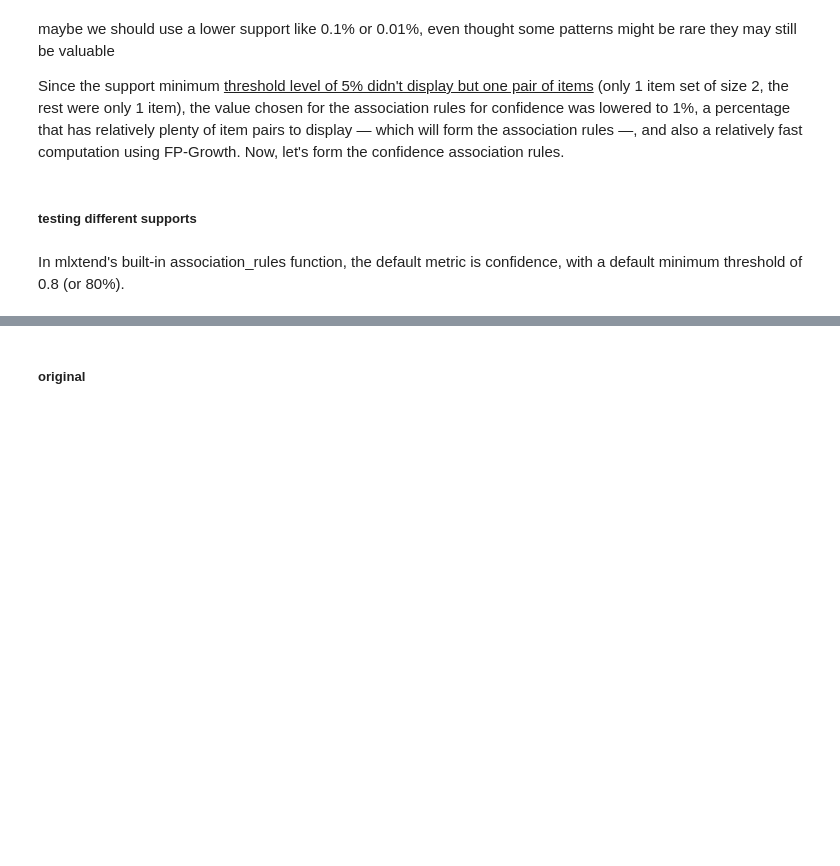
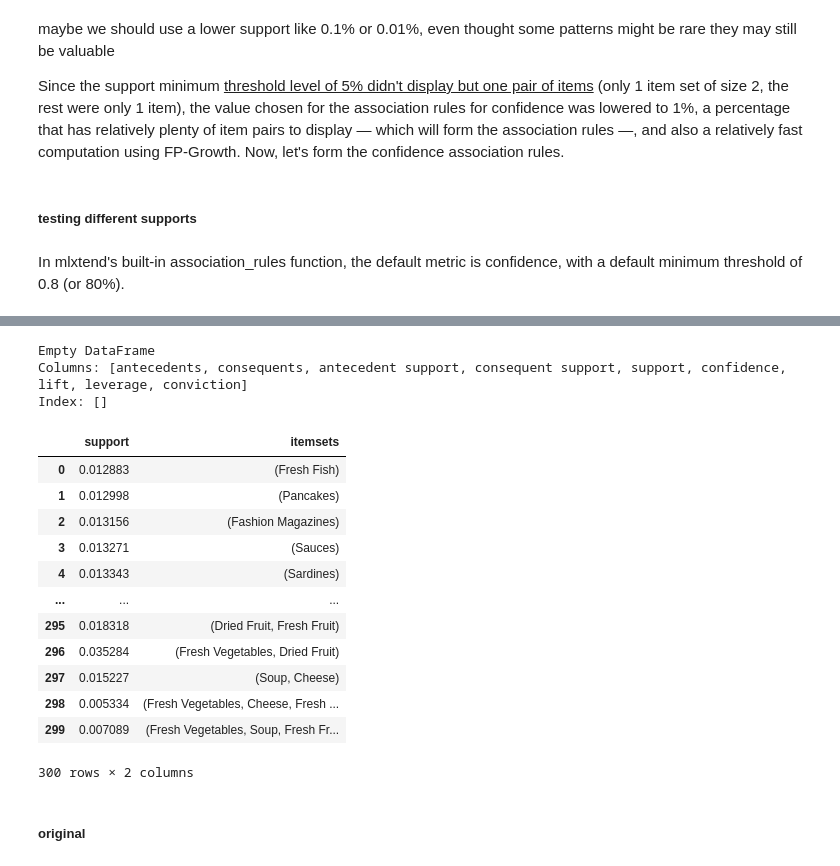
Before and after one commit to ijustsnapped/DataMine_PI, a Jupyter notebook: PD_202425_Project1/PD_202425_Project.ipynb, the cells around one changed output, grey strips where cells are left out. Cells and saved outputs as stored; diff of their text form; code cells hidden in the pictures; blank space fills up the shorter version.

```diff
--- a/PD_202425_Project1/PD_202425_Project.ipynb
+++ b/PD_202425_Project1/PD_202425_Project.ipynb
@@ -922,3 +912,48 @@ rules_01
+# %%
+from mlxtend.frequent_patterns import fpgrowth, association_rules
+
+# 1) Mine frequent itemsets at 0.5% support
+freq_itemsets = fpgrowth(binary_foodmart, min_support=0.005, use_colnames=True)
+
+# 2) Generate rules at a moderate confidence floor (20%)
+all_rules = association_rules(freq_itemsets,
+                              metric="confidence",
+                              min_threshold=0.20)
+
+# 3) Keep only rules with at least 2 antecedent items,
+#    confidence ≥ 0.2 and lift ≥ 1.3
+rich_rules = all_rules[
+    (all_rules['antecedents'].apply(lambda s: len(s) > 1)) &
+    (all_rules['confidence'] >= 0.20) &
+    (all_rules['lift'] >= 1.3)
+].sort_values(['lift','confidence'], ascending=False)
+
+print(rich_rules)
+# %% [output]
+Empty DataFrame
+Columns: [antecedents, consequents, antecedent support, consequent support, support, confidence, lift, leverage, conviction]
+Index: []
+# %%
+from mlxtend.frequent_patterns import fpmax
+
+# Mine maximal frequent itemsets directly
+max_items = fpmax(binary_foodmart, min_support=0.005, use_colnames=True)
+
+max_items
+# %% [output]
+|  | support | itemsets |
+| 0 | 0.012883 | (Fresh Fish) |
+| 1 | 0.012998 | (Pancakes) |
+| 2 | 0.013156 | (Fashion Magazines) |
+| 3 | 0.013271 | (Sauces) |
+| 4 | 0.013343 | (Sardines) |
+| ... | ... | ... |
+| 295 | 0.018318 | (Dried Fruit, Fresh Fruit) |
+| 296 | 0.035284 | (Fresh Vegetables, Dried Fruit) |
+| 297 | 0.015227 | (Soup, Cheese) |
+| 298 | 0.005334 | (Fresh Vegetables, Cheese, Fresh ... |
+| 299 | 0.007089 | (Fresh Vegetables, Soup, Fresh Fr... |
+300 rows × 2 columns
 # %% [markdown]
 ##### **original**
 # %%
```
Also changed, not shown: parts of 14 cells of this notebook, 1 other file.
